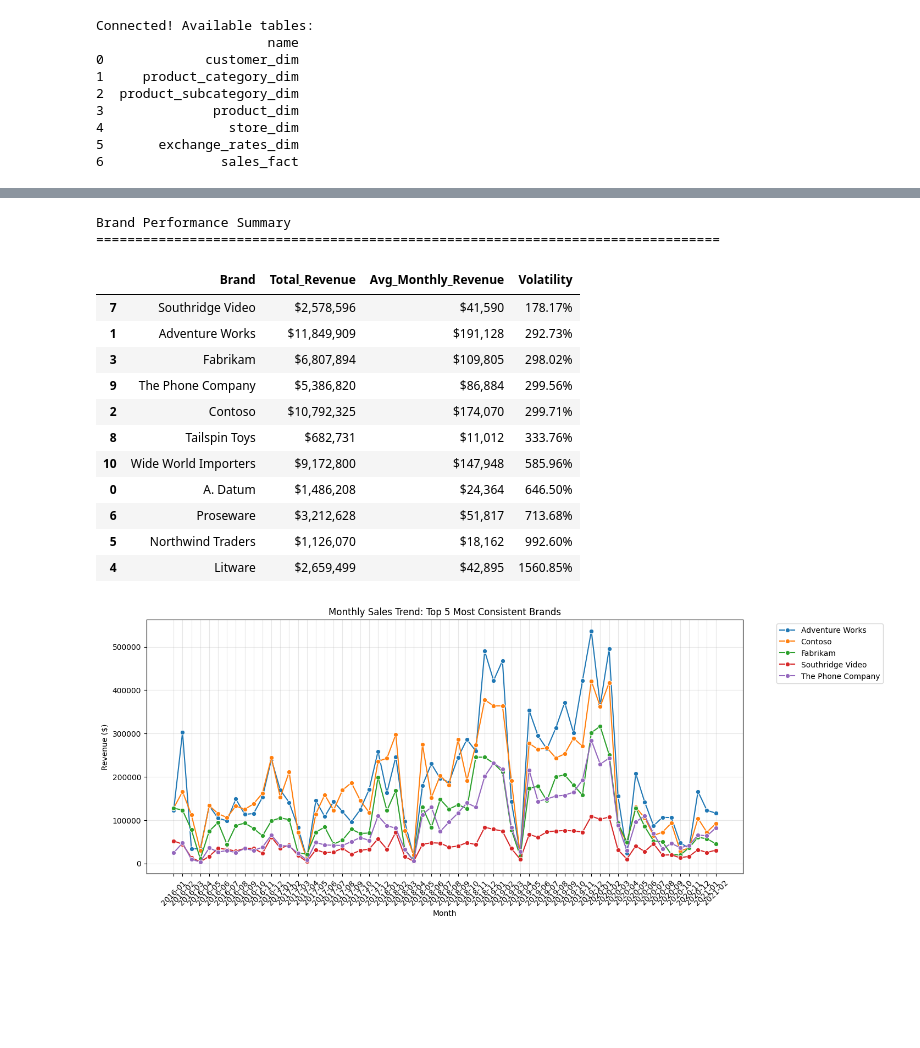
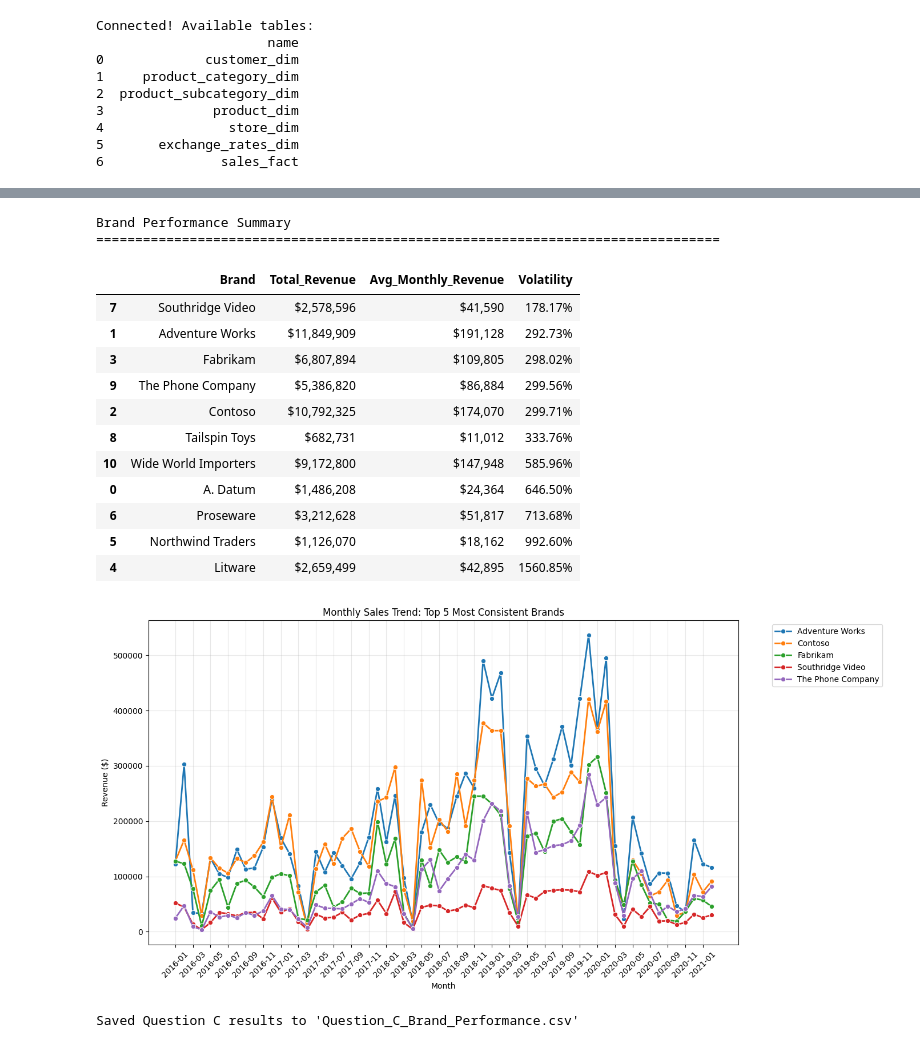
Before and after one commit to mik-chaela/DWBI-Final-Project, a Jupyter notebook: notebooks/analysis.ipynb, the cells around one changed output, grey strips where cells are left out. Drawn from its saved outputs; the diff is of its cells as text; code cells hidden in the pictures; blank space fills up the shorter version.

```diff
--- a/notebooks/analysis.ipynb
+++ b/notebooks/analysis.ipynb
@@ -174,7 +195,7 @@ for brand in df_c['Brand'].unique():
 # Merge and Sort
 growth_df = pd.DataFrame(stability_scores)
 final_df = brand_summary.merge(growth_df, on='Brand')
-final_df = final_df.sort_values('Volatility', ascending=True) # Lowest volatility = Most consistent
+final_df = final_df.sort_values('Volatility', ascending=True)
 
 print("Brand Performance Summary")
 print("=" * 80)
@@ -182,42 +203,53 @@ print("=" * 80)
 # Format for nice display
 display_df = final_df.copy()
 display_df['Total_Revenue'] = display_df['Total_Revenue'].map('${:,.0f}'.format)
 display_df['Avg_Monthly_Revenue'] = display_df['Avg_Monthly_Revenue'].map('${:,.0f}'.format)
 display_df['Volatility'] = display_df['Volatility'].map('{:.2%}'.format)
 
-pd.set_option('display.max_rows', None)  # Ensure notebook shows all rows
+pd.set_option('display.max_rows', None)
 display(display_df)
-pd.reset_option('display.max_rows')      # Reset to default afterward
+pd.reset_option('display.max_rows')
 
+import matplotlib.dates as mdates
 # Visualization: Top 5 Most Consistent Brands
-top_5_consistent = final_df.dropna().head(5)['Brand'].tolist() # dropna excludes brands with only 1 month
-df_top = df_c[df_c['Brand'].isin(top_5_consistent)]
-
-plt.figure(figsize=(14, 6))
-sns.lineplot(data=df_top, x='Month', y='Monthly_Revenue', hue='Brand', marker='o')
+top_5_consistent = final_df.dropna().head(5)['Brand'].tolist()
+df_top = df_c[df_c['Brand'].isin(top_5_consistent)].copy()
+plt.figure(figsize=(14, 7))
+sns.lineplot(data=df_top, x='Month', y='Monthly_Revenue', hue='Brand', marker='o', linewidth=2)
 plt.title('Monthly Sales Trend: Top 5 Most Consistent Brands')
 plt.xlabel('Month')
 plt.ylabel('Revenue ($)')
-plt.xticks(rotation=45)
+unique_months = sorted(df_top['Month'].unique())
+plt.xticks(
+    ticks=range(0, len(unique_months), 2),
+    labels=unique_months[::2],
+    rotation=45
+)
 plt.legend(bbox_to_anchor=(1.05, 1), loc='upper left')
 plt.grid(True, alpha=0.3)
+plt.tight_layout()
 plt.show()
+
+# Save results to CSV
+display_df.to_csv('Question_C_Brand_Performance.csv', index=False)
+print("Saved Question C results to 'Question_C_Brand_Performance.csv'")
 # %% [output]
 Brand Performance Summary
 ================================================================================
 |  | Brand | Total_Revenue | Avg_Monthly_Revenue | Volatility |
 | 7 | Southridge Video | $2,578,596 | $41,590 | 178.17% |
 | 1 | Adventure Works | $11,849,909 | $191,128 | 292.73% |
 | 3 | Fabrikam | $6,807,894 | $109,805 | 298.02% |
 | 9 | The Phone Company | $5,386,820 | $86,884 | 299.56% |
 | 2 | Contoso | $10,792,325 | $174,070 | 299.71% |
 | 8 | Tailspin Toys | $682,731 | $11,012 | 333.76% |
 | 10 | Wide World Importers | $9,172,800 | $147,948 | 585.96% |
 | 0 | A. Datum | $1,486,208 | $24,364 | 646.50% |
 | 6 | Proseware | $3,212,628 | $51,817 | 713.68% |
 | 5 | Northwind Traders | $1,126,070 | $18,162 | 992.60% |
 | 4 | Litware | $2,659,499 | $42,895 | 1560.85% |
-[figure, old version]
+[figure, new version]
+Saved Question C results to 'Question_C_Brand_Performance.csv'
 # %%
 # Question D: Category Performance - Peak (Q4) vs. Off-Peak (Q1-Q3) Seasons
 # Peak Season = October, November, December (Months 10-12)
```
Also changed, not shown: parts of 3 cells of this notebook, 4 other files.
